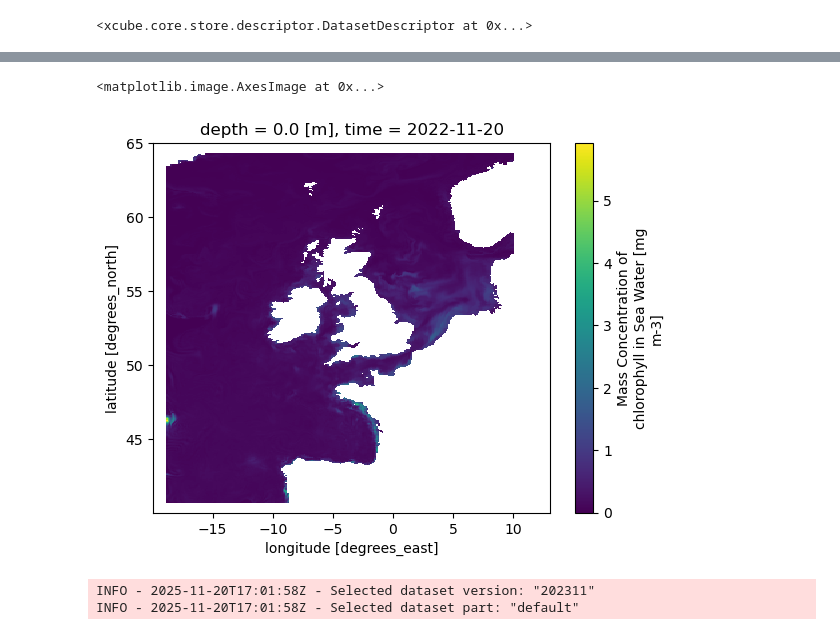
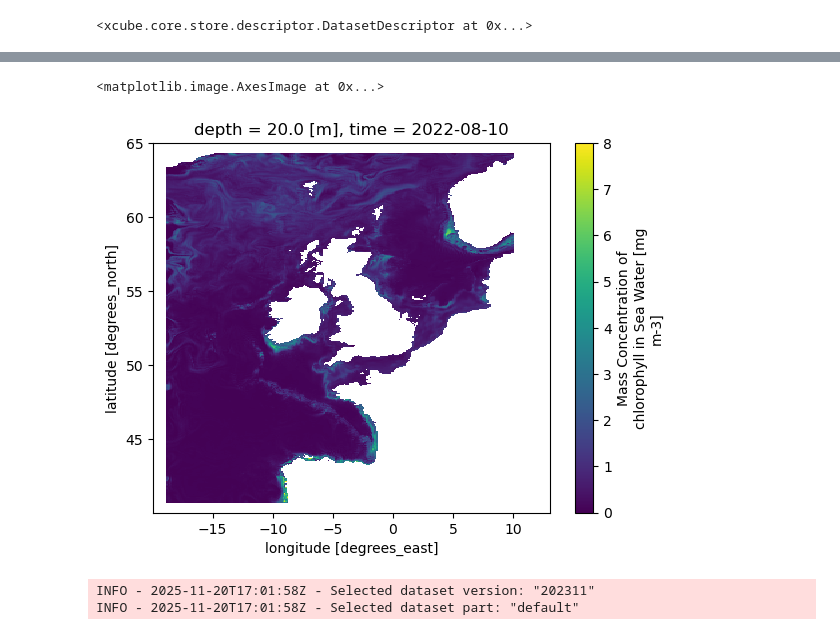
Before and after one commit to xcube-dev/geo_aquawatch_webinar, a Jupyter notebook: dataset_exploration/checkout_cmems.ipynb, the cells around one changed output, grey strips where cells are left out. Saved outputs shown, nothing was run; the diff lists cells and outputs as text; code cells hidden in the pictures.

```diff
--- a/dataset_exploration/checkout_cmems.ipynb
+++ b/dataset_exploration/checkout_cmems.ipynb
@@ -93,8 +109,8 @@ AMM-FOAM 7 km (tidal) NEMO v3.6_FABM-ERSEM v15.06_NEMOVAR v6
 # %%
-ds.sel(time="2022-11-20", depth=0, method="nearest").chl.plot.imshow()
+ds.sel(time="2022-08-10", depth=20, method="nearest").chl.plot.imshow(vmax=8)
 # %% [output]
 <matplotlib.image.AxesImage at 0x...>
-[figure, old version]
+[figure, new version]
 # %%
 data_id_2 = "cmems_obs-oc_glo_bgc-plankton_my_l4-gapfree-multi-4km_P1D"
 cmems_store.describe_data(data_id_2)
```
Also changed, not shown: parts of 5 cells of this notebook.
